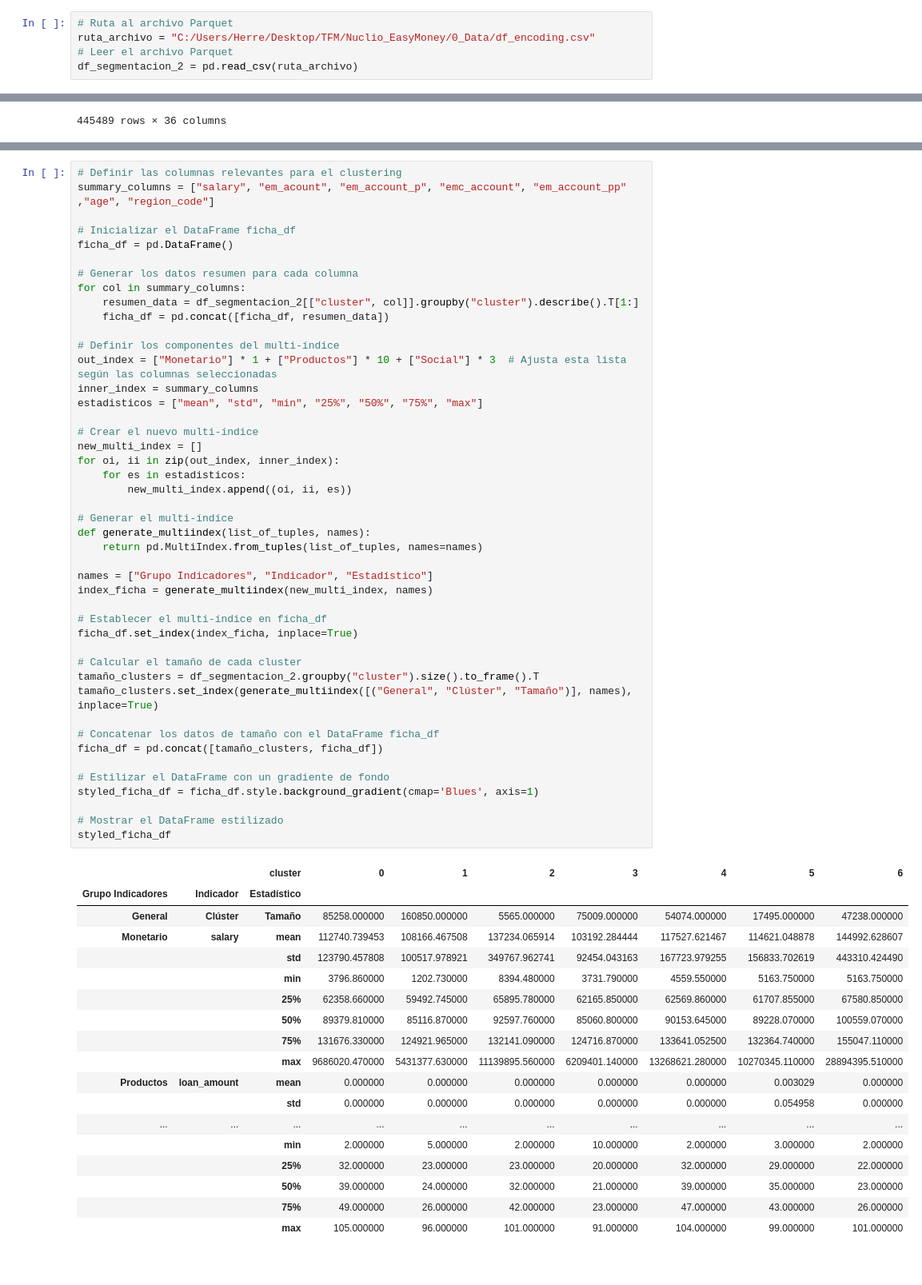
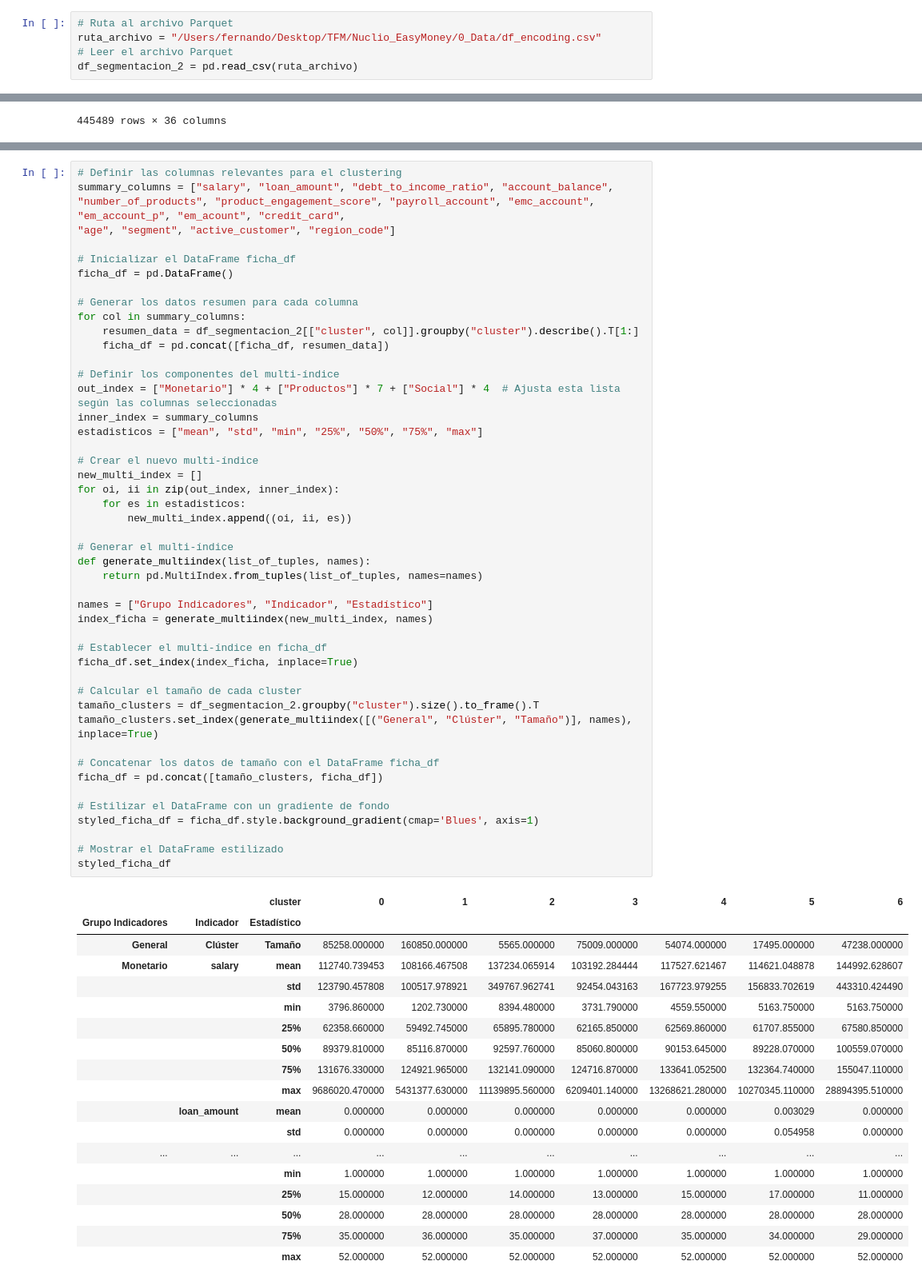
Before and after one commit to Kasoa8/Nuclio_EasyMoney, a Jupyter notebook: Segemnetacion_2.ipynb, the cells around one changed output, grey strips where cells are left out. Shown at 80% size. Saved outputs shown, nothing was run; the diff lists cells and outputs as text.

```diff
--- a/Segemnetacion_2.ipynb
+++ b/Segemnetacion_2.ipynb
@@ -68,6 +19,6 @@ import seaborn as sns
 # %%
 # Ruta al archivo Parquet
-ruta_archivo = "C:/Users/Herre/Desktop/TFM/Nuclio_EasyMoney/0_Data/df_encoding.csv"
+ruta_archivo = "/Users/fernando/Desktop/TFM/Nuclio_EasyMoney/0_Data/df_encoding.csv"
 # Leer el archivo Parquet
 df_segmentacion_2 = pd.read_csv(ruta_archivo)
 # %%
@@ -174,6 +141,8 @@ df_segmentacion_2['cluster'] = kmeans.fit_predict(X_scaled)
 # %%
 # Definir las columnas relevantes para el clustering
-summary_columns = ["salary", "em_acount", "em_account_p", "emc_account", "em_account_pp" ,"age", "region_code"]
+summary_columns = ["salary", "loan_amount", "debt_to_income_ratio", "account_balance",
+"number_of_products", "product_engagement_score", "payroll_account", "emc_account", "em_account_p", "em_acount", "credit_card",
+"age", "segment", "active_customer", "region_code"]
 
 # Inicializar el DataFrame ficha_df
 ficha_df = pd.DataFrame()
@@ -184,7 +153,7 @@ for col in summary_columns:
     ficha_df = pd.concat([ficha_df, resumen_data])
 
 # Definir los componentes del multi-índice
-out_index = ["Monetario"] * 1 + ["Productos"] * 10 + ["Social"] * 3  # Ajusta esta lista según las columnas seleccionadas
+out_index = ["Monetario"] * 4 + ["Productos"] * 7 + ["Social"] * 4  # Ajusta esta lista según las columnas seleccionadas
 inner_index = summary_columns
 estadisticos = ["mean", "std", "min", "25%", "50%", "75%", "max"]
 
@@ -200,38 +169,38 @@ def generate_multiindex(list_of_tuples, names):
 
 names = ["Grupo Indicadores", "Indicador", "Estadístico"]
 index_ficha = generate_multiindex(new_multi_index, names)
 
 # Establecer el multi-índice en ficha_df
 ficha_df.set_index(index_ficha, inplace=True)
 
 # Calcular el tamaño de cada cluster
 tamaño_clusters = df_segmentacion_2.groupby("cluster").size().to_frame().T
 tamaño_clusters.set_index(generate_multiindex([("General", "Clúster", "Tamaño")], names), inplace=True)
 
 # Concatenar los datos de tamaño con el DataFrame ficha_df
 ficha_df = pd.concat([tamaño_clusters, ficha_df])
 
 # Estilizar el DataFrame con un gradiente de fondo
 styled_ficha_df = ficha_df.style.background_gradient(cmap='Blues', axis=1)
 
 # Mostrar el DataFrame estilizado
 styled_ficha_df
 # %% [output]
 |  |  | cluster | 0 | 1 | 2 | 3 | 4 | 5 | 6 |
 | Grupo Indicadores | Indicador | Estadístico |  |  |  |  |  |  |  |
 | General | Clúster | Tamaño | 85258.000000 | 160850.000000 | 5565.000000 | 75009.000000 | 54074.000000 | 17495.000000 | 47238.000000 |
 | Monetario | salary | mean | 112740.739453 | 108166.467508 | 137234.065914 | 103192.284444 | 117527.621467 | 114621.048878 | 144992.628607 |
 |  |  | std | 123790.457808 | 100517.978921 | 349767.962741 | 92454.043163 | 167723.979255 | 156833.702619 | 443310.424490 |
 |  |  | min | 3796.860000 | 1202.730000 | 8394.480000 | 3731.790000 | 4559.550000 | 5163.750000 | 5163.750000 |
 |  |  | 25% | 62358.660000 | 59492.745000 | 65895.780000 | 62165.850000 | 62569.860000 | 61707.855000 | 67580.850000 |
 |  |  | 50% | 89379.810000 | 85116.870000 | 92597.760000 | 85060.800000 | 90153.645000 | 89228.070000 | 100559.070000 |
 |  |  | 75% | 131676.330000 | 124921.965000 | 132141.090000 | 124716.870000 | 133641.052500 | 132364.740000 | 155047.110000 |
 |  |  | max | 9686020.470000 | 5431377.630000 | 11139895.560000 | 6209401.140000 | 13268621.280000 | 10270345.110000 | 28894395.510000 |
-| Productos | loan_amount | mean | 0.000000 | 0.000000 | 0.000000 | 0.000000 | 0.000000 | 0.003029 | 0.000000 |
+|  | loan_amount | mean | 0.000000 | 0.000000 | 0.000000 | 0.000000 | 0.000000 | 0.003029 | 0.000000 |
 |  |  | std | 0.000000 | 0.000000 | 0.000000 | 0.000000 | 0.000000 | 0.054958 | 0.000000 |
 | ... | ... | ... | ... | ... | ... | ... | ... | ... | ... |
-|  |  | min | 2.000000 | 5.000000 | 2.000000 | 10.000000 | 2.000000 | 3.000000 | 2.000000 |
-|  |  | 25% | 32.000000 | 23.000000 | 23.000000 | 20.000000 | 32.000000 | 29.000000 | 22.000000 |
-|  |  | 50% | 39.000000 | 24.000000 | 32.000000 | 21.000000 | 39.000000 | 35.000000 | 23.000000 |
-|  |  | 75% | 49.000000 | 26.000000 | 42.000000 | 23.000000 | 47.000000 | 43.000000 | 26.000000 |
-|  |  | max | 105.000000 | 96.000000 | 101.000000 | 91.000000 | 104.000000 | 99.000000 | 101.000000 |
+|  |  | min | 1.000000 | 1.000000 | 1.000000 | 1.000000 | 1.000000 | 1.000000 | 1.000000 |
+|  |  | 25% | 15.000000 | 12.000000 | 14.000000 | 13.000000 | 15.000000 | 17.000000 | 11.000000 |
+|  |  | 50% | 28.000000 | 28.000000 | 28.000000 | 28.000000 | 28.000000 | 28.000000 | 28.000000 |
+|  |  | 75% | 35.000000 | 36.000000 | 35.000000 | 37.000000 | 35.000000 | 34.000000 | 29.000000 |
+|  |  | max | 52.000000 | 52.000000 | 52.000000 | 52.000000 | 52.000000 | 52.000000 | 52.000000 |
```
Also changed, not shown: parts of 4 cells of this notebook, 1 other file.
